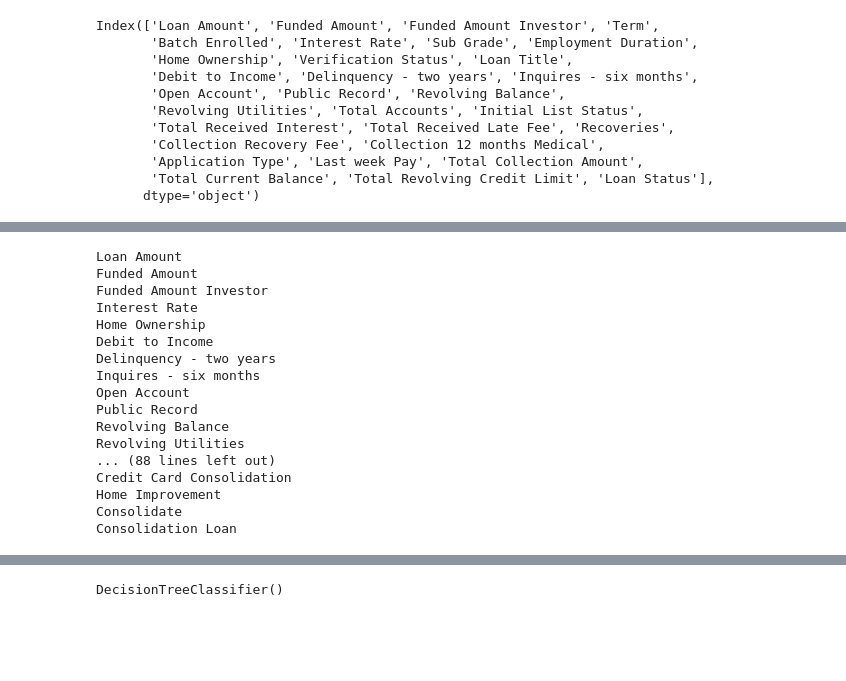
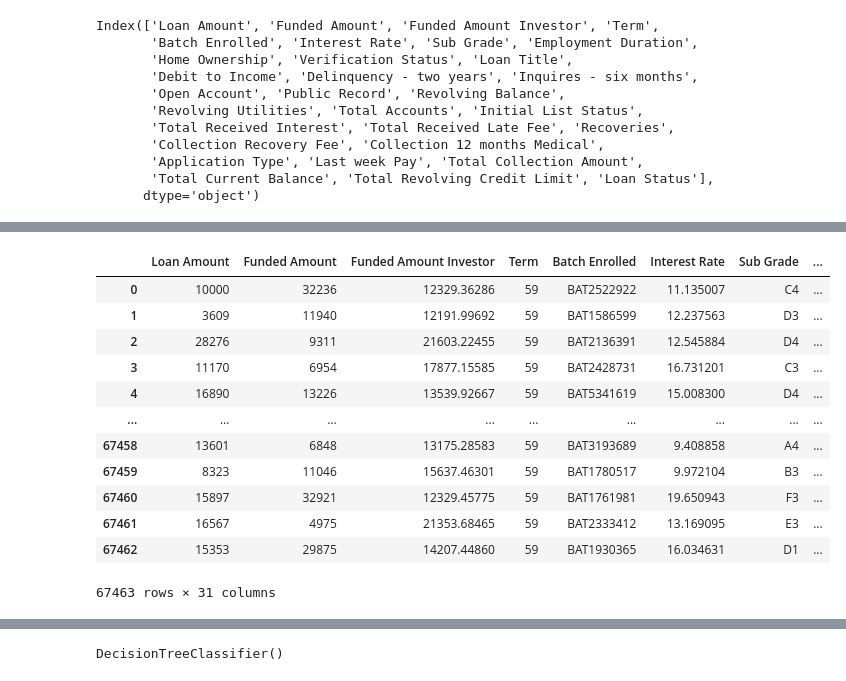
Before and after one commit to akshat9000/load_predictor, a Jupyter notebook: eda.ipynb, the cells around one changed output, grey strips where cells are left out. Saved outputs shown, nothing was run; the diff lists cells and outputs as text; code cells hidden in the pictures; blank space fills up the shorter version.

```diff
--- a/eda.ipynb
+++ b/eda.ipynb
@@ -397,21 +369,16 @@ new_df = cust_obj.transform(df_edit2)
-# %%
-for i in new_df.columns:
-    print(i)
-# %% [output]
-Loan Amount
-Funded Amount
-Funded Amount Investor
-Interest Rate
-Home Ownership
-Debit to Income
-Delinquency - two years
-Inquires - six months
-Open Account
-Public Record
-Revolving Balance
-Revolving Utilities
-... (88 lines left out)
-Credit Card Consolidation
-Home Improvement
-Consolidate
-Consolidation Loan
+# %%
+df_edit2
+# %% [output]
+|  | Loan Amount | Funded Amount | Funded Amount Investor | Term | Batch Enrolled | Interest Rate | Sub Grade | ... |
+| 0 | 10000 | 32236 | 12329.36286 | 59 | BAT2522922 | 11.135007 | C4 | ... |
+| 1 | 3609 | 11940 | 12191.99692 | 59 | BAT1586599 | 12.237563 | D3 | ... |
+| 2 | 28276 | 9311 | 21603.22455 | 59 | BAT2136391 | 12.545884 | D4 | ... |
+| 3 | 11170 | 6954 | 17877.15585 | 59 | BAT2428731 | 16.731201 | C3 | ... |
+| 4 | 16890 | 13226 | 13539.92667 | 59 | BAT5341619 | 15.008300 | D4 | ... |
+| ... | ... | ... | ... | ... | ... | ... | ... | ... |
+| 67458 | 13601 | 6848 | 13175.28583 | 59 | BAT3193689 | 9.408858 | A4 | ... |
+| 67459 | 8323 | 11046 | 15637.46301 | 59 | BAT1780517 | 9.972104 | B3 | ... |
+| 67460 | 15897 | 32921 | 12329.45775 | 59 | BAT1761981 | 19.650943 | F3 | ... |
+| 67461 | 16567 | 4975 | 21353.68465 | 59 | BAT2333412 | 13.169095 | E3 | ... |
+| 67462 | 15353 | 29875 | 14207.44860 | 59 | BAT1930365 | 16.034631 | D1 | ... |
+67463 rows × 31 columns
```
Also changed, not shown: parts of 42 cells of this notebook.
